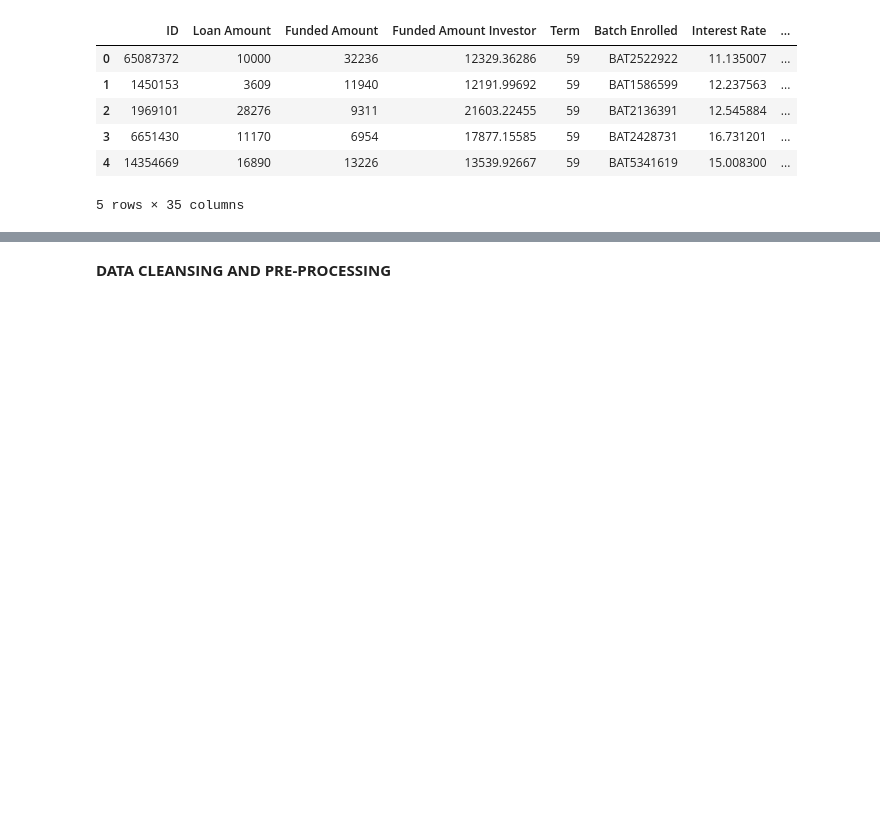
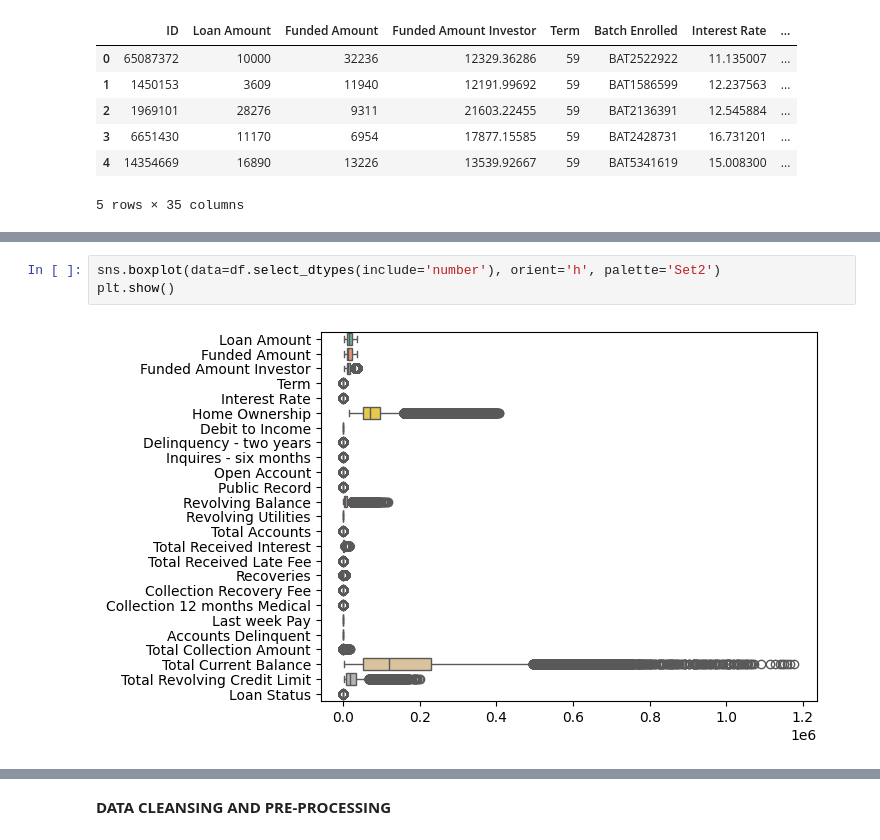
Before and after one commit to stepazel/BankDataAnalysis, a Jupyter notebook: Project.ipynb, the cells around one changed output, grey strips where cells are left out. Cells and saved outputs as stored; diff of their text form; blank space fills up the shorter version.

```diff
--- a/Project.ipynb
+++ b/Project.ipynb
@@ -55,0 +160,5 @@ Name: Employment Duration, dtype: int64
+# %%
+sns.boxplot(data=df.select_dtypes(include='number'), orient='h', palette='Set2')
+plt.show()
+# %% [output]
+[figure, added]
```
Also changed, not shown: parts of 34 cells of this notebook, 1 other file.
